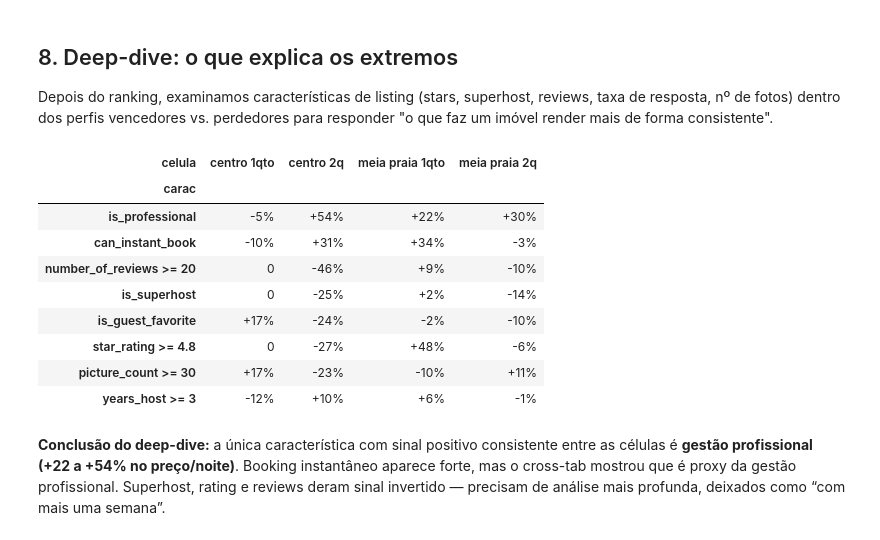
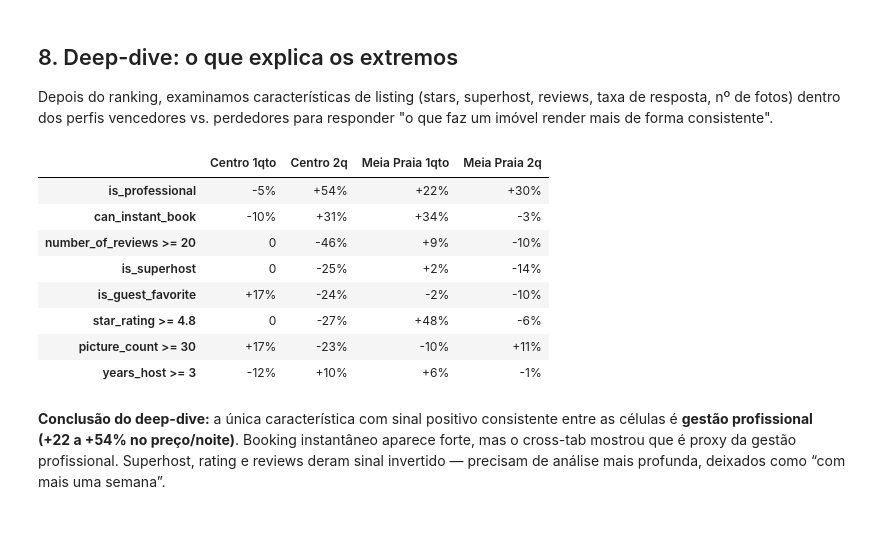
Before and after one commit to Luancordeirocontato/jt2026-luan-cordeiro, a Jupyter notebook: analise/01_analise_principal.ipynb, the cells around one changed output. Saved outputs shown, nothing was run; the diff lists cells and outputs as text; code cells hidden in the pictures.

```diff
--- a/analise/01_analise_principal.ipynb
+++ b/analise/01_analise_principal.ipynb
@@ -405,43 +405,91 @@ for bairo,t in FOCAL:
     for col,(labl,fn) in THRESH.items():
         val = sub[col]
         if val.isna().all(): continue
         mask = val.apply(lambda x: fn(x) if pd.notna(x) else False)
         grp = sub[mask]['price_med_noite'].dropna(); grp_no = sub[~mask]['price_med_noite'].dropna()
         if len(grp)==0 or len(grp_no)==0: continue
         feats.append((f'{col} {labl}', len(grp), len(grp_no), grp.median(), grp_no.median()))
     for nm,n_tem,n_nao,mt,mn in feats:
         dif = mt-mn; pct = (mt/mn-1)*100 if mn else np.nan
         H_rows.append({'celula':f'{bairo} {t}','carac':nm,'tem_n':n_tem,'nao_n':n_nao,
                        'tem_med':mt,'nao_med':mn,'dif':dif,'pct':pct})
 
 h = pd.DataFrame(H_rows)
 
 # Matriz de efeito: linha = característica, coluna = célula, valor = % diferença no R$/noite
 h_pivot = h.pivot_table(index='carac', columns='celula', values='pct', aggfunc='mean')
 # ordena pelo efeito absoluto médio (maior impacto no topo)
 h_pivot = h_pivot.loc[h_pivot.mean(axis=1).abs().sort_values(ascending=False).index]
 
-import matplotlib
-matplotlib.use('Agg') if False else None
-import matplotlib.pyplot as plt
+# Rotulos legiveis: 'meia praia 2q' -> 'Meia Praia 2q' (o token de tipologia
+# fica intacto; .title() transformaria '1qto' em '1Qto').
+def _rotulo_celula(c):
+    partes = c.split(' ')
+    bairro, tipo = partes[:-1], partes[-1]
+    return ' '.join(w.capitalize() for w in bairro) + ' ' + tipo
+
+h_pivot = h_pivot.rename(columns=_rotulo_celula)
+# zera os nomes dos eixos: 'carac'/'celula' geravam DUAS faixas de cabecalho
+# quase vazias em cima da tabela, so com metadado do MultiIndex.
+h_pivot.index.name = None
+h_pivot.columns.name = None
 
 def _fmt(v):
     if pd.isna(v): return ''
     v = float(v)
     if abs(v) < 0.5: return '0'
     return f'{v:+.0f}%'
 
+# Paleta suave: mint (sinal positivo) / salmao (negativo) / cinza quase
+# transparente para |efeito| <= 5%, que e ruido e nao deve competir por atencao.
+# Texto escuro sobre pastel mantem o contraste sem a vibracao do vermelho e
+# verde saturados.
+COR_POS = 'background-color:#d6efe0; color:#0f5c3c'   # mint
+COR_NEG = 'background-color:#fadfd7; color:#8d3924'   # salmao
+COR_RUIDO = 'background-color:#f2f1ed; color:#6f6a5e'  # neutro (sinal fraco)
+COR_VAZIO = 'background-color:#f8f7f3; color:#c7c2b8'  # sem dado
+
 def _bg(v):
-    if pd.isna(v): return 'background-color:#f3f1ea; color:#c9c4b8'
-    if abs(v) <= 5: return 'background-color:#eae8e1; color:#b9b4a8'   # ruído: cinza claro
-    if v > 0: return 'background-color:#138a4f; color:#ffffff; font-weight:700'
-    return 'background-color:#c0452e; color:#ffffff; font-weight:700'
+    if pd.isna(v): return COR_VAZIO
+    # compara o valor ARREDONDADO, o mesmo que _fmt exibe: senao -5,4% aparece
+    # como '-5%' (dentro da faixa de ruido) mas pintado de salmao.
+    if abs(round(v)) <= 5: return COR_RUIDO + '; font-weight:500'
+    return (COR_POS if v > 0 else COR_NEG) + '; font-weight:600'
 
-st = h_pivot.style.format(_fmt, na_rep='').applymap(_bg)
+# Estilos estruturais no proprio Styler para valerem tambem no notebook /
+# nbviewer, onde o CSS de apresentacao (scripts/apresentacao.py) nao existe.
+_ESTILO = [
+    {'selector': '',
+     'props': [('border-collapse', 'separate'), ('border-spacing', '0 3px')]},
+    {'selector': 'thead th',
+     'props': [('background-color', '#0f6b5c'), ('color', '#ffffff'),
+               ('font-weight', '600'), ('font-size', '13.5px'),
+               ('text-transform', 'none'), ('letter-spacing', '0.01em'),
+               ('text-align', 'center'), ('padding', '13px 16px'),
+               ('white-space', 'nowrap')]},
+    {'selector': 'thead th.blank',
+     'props': [('background-color', 'transparent')]},
+    {'selector': 'tbody th',
+     'props': [('background-color', '#eef4f1'), ('color', '#26221c'),
+               ('font-weight', '500'), ('font-size', '13.5px'),
+               ('text-transform', 'none'), ('letter-spacing', '0'),
+               ('text-align', 'left'), ('padding', '15px 16px'),
+               ('white-space', 'nowrap')]},
+    {'selector': 'tbody td',
+     'props': [('font-size', '15px'), ('font-weight', '600'),
+               ('font-variant-numeric', 'tabular-nums'),
+               ('text-align', 'center'), ('padding', '15px 18px'),
+               ('border-bottom', 'none')]},
+]
+
+st = (h_pivot.style
+        .format(_fmt, na_rep='')
+        .applymap(_bg)
+        .set_table_styles(_ESTILO)
+        .set_table_attributes('class="deep-dive"'))
 display(st)
 # %% [output]
-| celula | centro 1qto | centro 2q | meia praia 1qto | meia praia 2q |
-| carac |  |  |  |  |
+|  | Centro 1qto | Centro 2q | Meia Praia 1qto | Meia Praia 2q |
 | is_professional | -5% | +54% | +22% | +30% |
 | can_instant_book | -10% | +31% | +34% | -3% |
 | number_of_reviews >= 20 | 0 | -46% | +9% | -10% |
```
Also changed, not shown: 3 other files.
